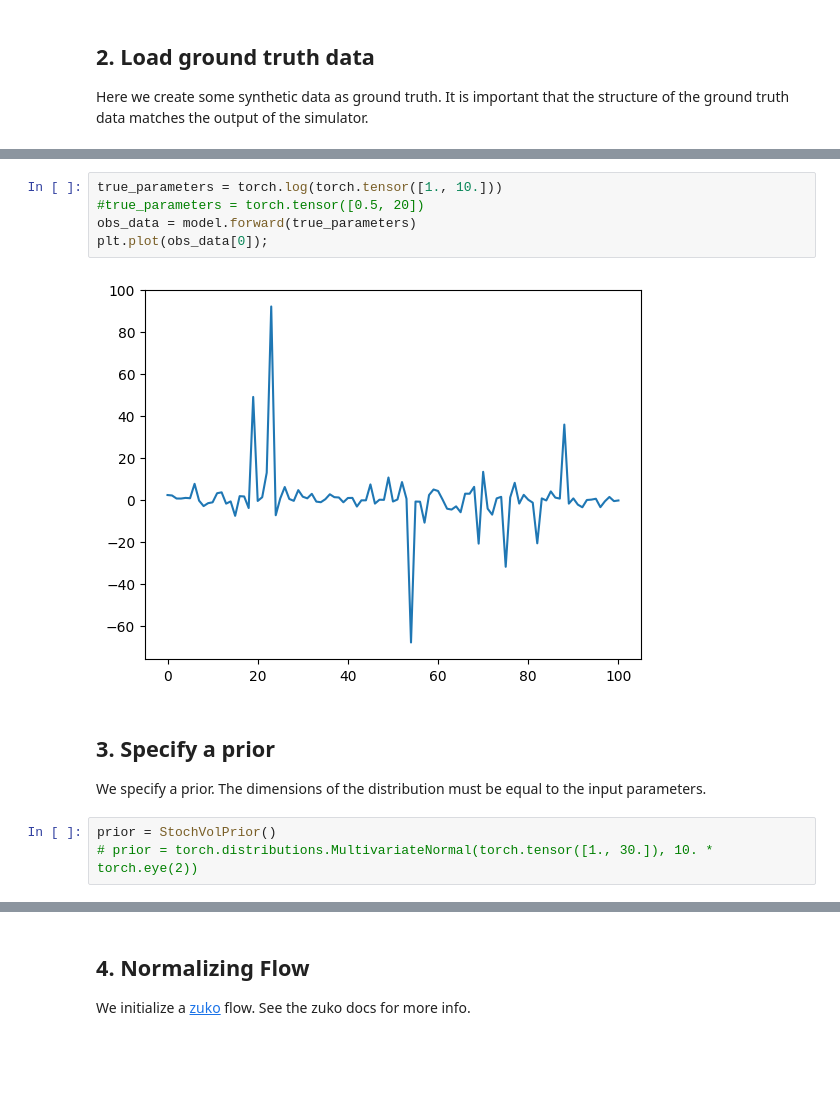
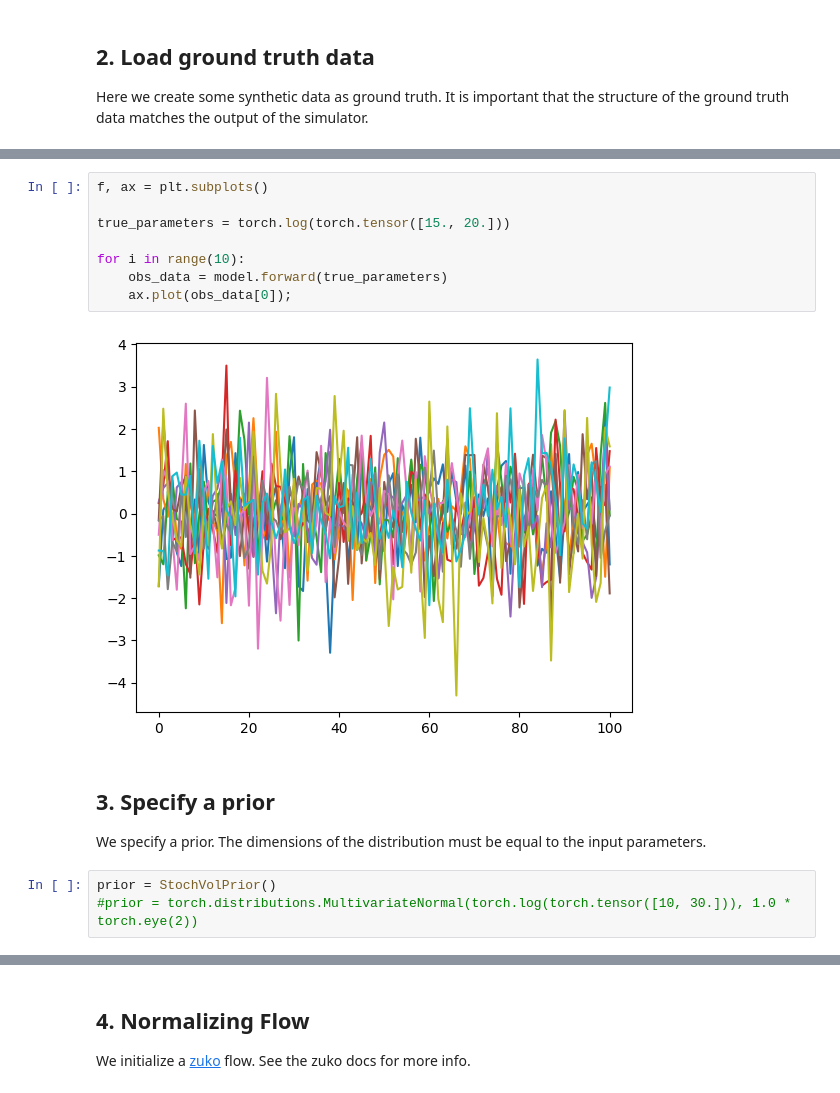
Before and after one commit to arnauqb/bayesian_gradabm, a Jupyter notebook: notebooks/Stochastic Volatility.ipynb, the cells around one changed output, grey strips where cells are left out. Saved outputs shown, nothing was run; the diff lists cells and outputs as text; blank space fills up the shorter version.

```diff
--- a/notebooks/Stochastic Volatility.ipynb
+++ b/notebooks/Stochastic Volatility.ipynb
@@ -42,17 +34,20 @@ tensor(False)
 # %%
-true_parameters = torch.log(torch.tensor([1., 10.]))
-#true_parameters = torch.tensor([0.5, 20])
-obs_data = model.forward(true_parameters)
-plt.plot(obs_data[0]);
+f, ax = plt.subplots()
+
+true_parameters = torch.log(torch.tensor([15., 20.]))
+
+for i in range(10):
+    obs_data = model.forward(true_parameters)
+    ax.plot(obs_data[0]);
 # %% [output]
-[figure, old version]
+[figure, new version]
 # %% [markdown]
 ## 3. Specify a prior
 
 We specify a prior. The dimensions of the distribution must be equal to the input parameters.
 # %%
 prior = StochVolPrior()
-# prior = torch.distributions.MultivariateNormal(torch.tensor([1., 30.]), 10. * torch.eye(2))
+#prior = torch.distributions.MultivariateNormal(torch.log(torch.tensor([10, 30.])), 1.0 * torch.eye(2))
 # %%
 _ = prior.rsample(1000)
 plt.hist(torch.exp(_[:, 0]))
```
Also changed, not shown: parts of 11 cells of this notebook, 2 other files.
